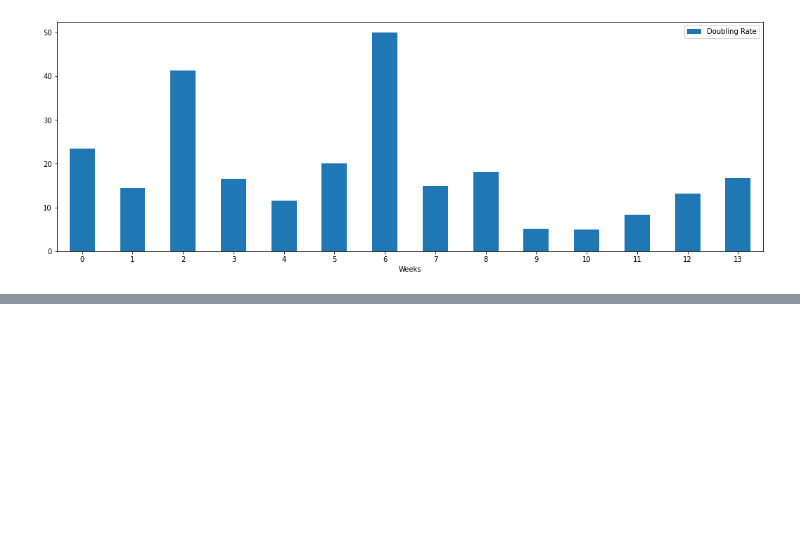
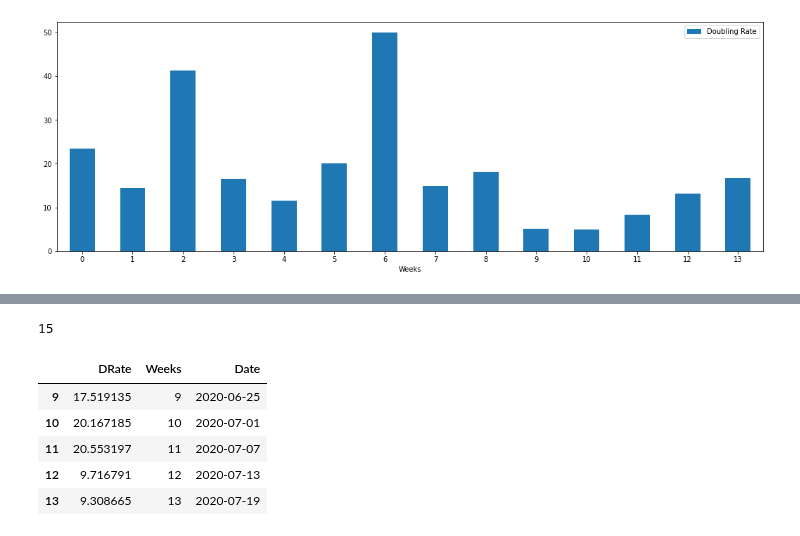
Before and after one commit to skbhere/COVID-19-Case-Forecasting, a Jupyter notebook: 02_Mdu.ipynb, the cells around one changed output, grey strips where cells are left out. Cells and saved outputs as stored; diff of their text form; code cells hidden in the pictures; blank space fills up the shorter version.

```diff
--- a/02_Mdu.ipynb
+++ b/02_Mdu.ipynb
@@ -402,0 +412,30 @@ plt.savefig('Bangaluru Urban Doubling Rate')
+# %%
+T1=df1['Confirmed']
+an = 6
+reminder = (len(T1)%an)
+if reminder != 0 :
+  T1 = T1[0:-reminder]
+re = ((len(T1))// an )
+Week=range(0,re)
+T1 = T1.to_numpy()
+T1=T1.reshape(re,an)
+double =  []
+print(len(T1))
+for n in range(0,len(T1)):
+  l2 = np.log(2)
+  Diff = np.log(T1[n][an-1]/T1[n][0])
+  V= l2*(an-1)/Diff
+  double.append(V)
+WL = DF['Date']
+WL=WL[6::an]
+DRate = pd.DataFrame(list(zip(double, Week,WL)),
+               columns =['DRate', 'Weeks','Date'])
+DRate.tail()
+# %% [output]
+15
+|  | DRate | Weeks | Date |
+| 9 | 17.519135 | 9 | 2020-06-25 |
+| 10 | 20.167185 | 10 | 2020-07-01 |
+| 11 | 20.553197 | 11 | 2020-07-07 |
+| 12 | 9.716791 | 12 | 2020-07-13 |
+| 13 | 9.308665 | 13 | 2020-07-19 |
```
Also changed, not shown: parts of 4 cells of this notebook.
